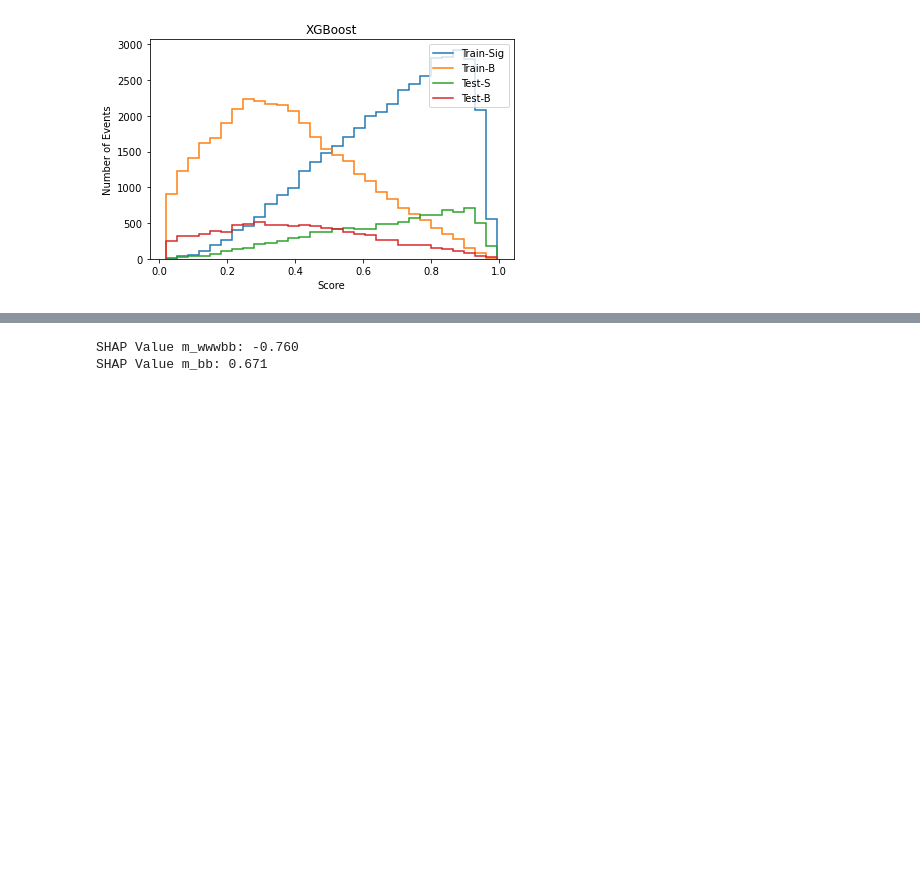
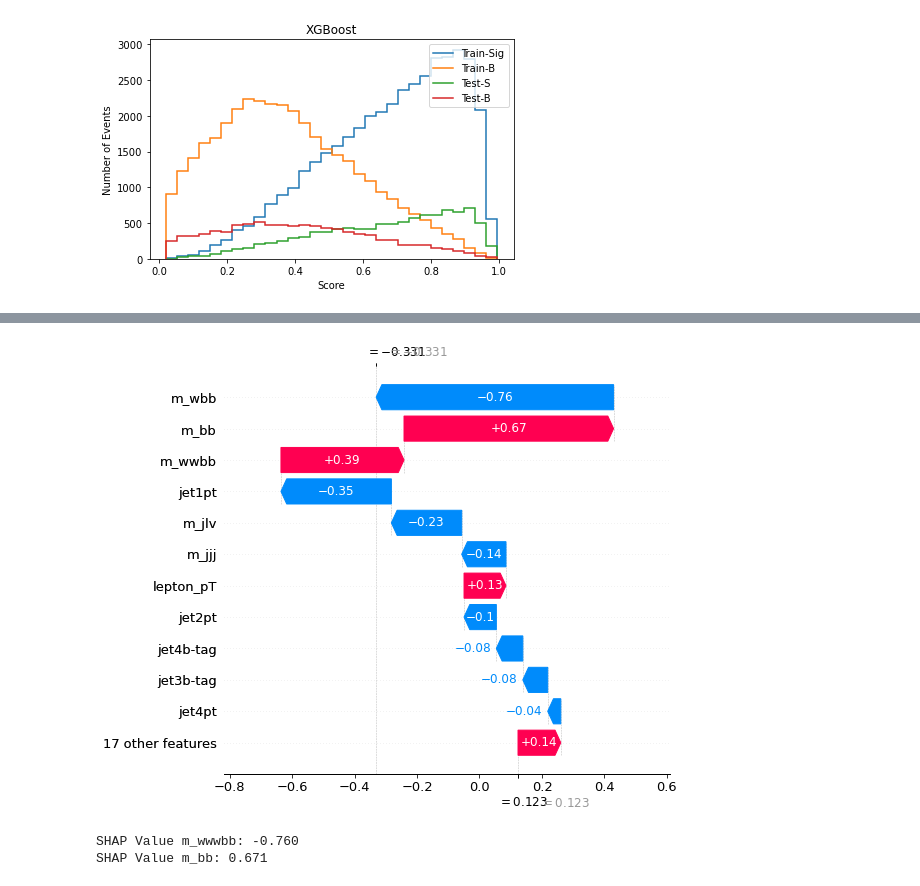
Before and after one commit to rpezoa/hep_shap, a Jupyter notebook: notebooks/shap_xgboost_plots.ipynb, the cells around one changed output, grey strips where cells are left out. Cells and saved outputs as stored; diff of their text form; code cells hidden in the pictures; blank space fills up the shorter version.

```diff
--- a/notebooks/shap_xgboost_plots.ipynb
+++ b/notebooks/shap_xgboost_plots.ipynb
@@ -214,3 +249,11 @@ y_pred_test.mean(): 0.53
+# %%
+shap.plots._waterfall.waterfall_legacy(explainer.expected_value,
+                                       shap_values[0],
+                                       feature_names = df.columns[1:],
+                                       show = True,
+                                      max_display=12)
+# %% [output]
+[figure, added]
 # %%
 print("SHAP Value m_wwwbb: %.3f" %shap_values[0,-2])
 print("SHAP Value m_bb: %.3f" %shap_values[0,-3])
```
Also changed, not shown: parts of 39 cells of this notebook.
